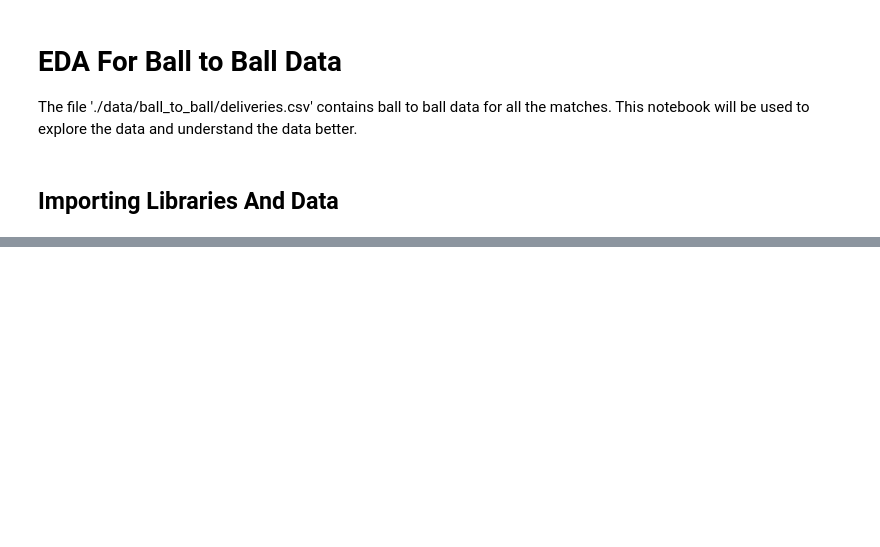
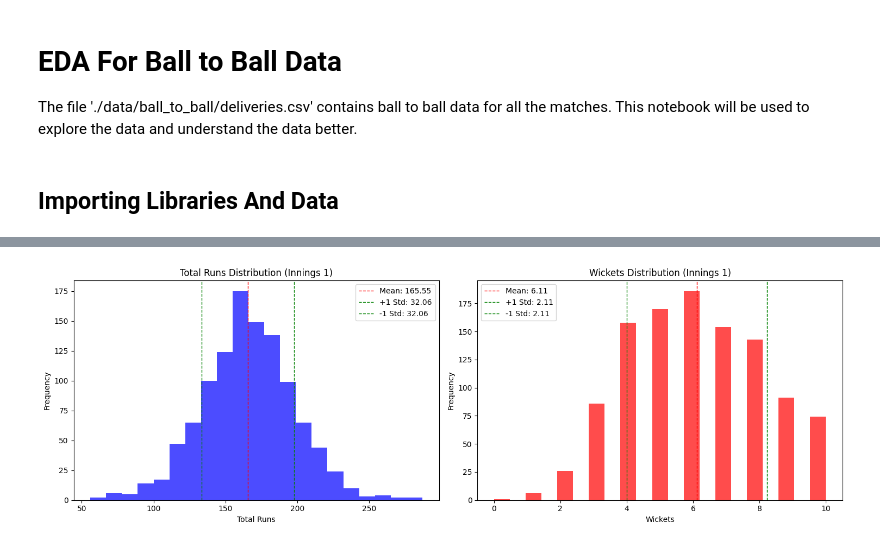
Before and after one commit to Yosemite0/Score_Predictor, a Jupyter notebook: eda.ipynb, the cells around one changed output, grey strips where cells are left out. Drawn from its saved outputs; the diff is of its cells as text; code cells hidden in the pictures; blank space fills up the shorter version.

```diff
--- a/eda.ipynb
+++ b/eda.ipynb
@@ -23,8 +21,10 @@ with open('config.json') as f:
     config_data = json.load(f)
 
 # Getting data path
-data_path = config_data["data"]["ball_to_ball"]
+ball_data_path = config_data["data"]["ball_to_ball"]
+match_data_path = config_data["data"]["match_data"]
 
 # Getting the data
 # ----------------
-data = pd.read_csv(data_path)
+ball_data = pd.read_csv(ball_data_path)
+match_data = pd.read_csv(match_data_path)
@@ -38,0 +150,89 @@ We have to further group the data into overs and overall match statistics.
+# %%
+# Grouping data by match_id and inning
+aggregated_data = data.groupby(['match_id', 'inning']).agg({
+    'total_runs': 'sum',
+    'batsman_runs': 'sum',
+    'extra_runs': 'sum',
+    'is_wicket': 'sum'
+}).reset_index()
+
+# Filter data for innings 1 and innings 2
+inning1_data = aggregated_data[aggregated_data['inning'] == 1]
+inning2_data = aggregated_data[aggregated_data['inning'] == 2]
+
+# Plotting the data for innings 1
+fig, axes = plt.subplots(1, 2, figsize=(15, 5))
+
+# Total runs histogram for innings 1
+axes[0].hist(inning1_data['total_runs'], bins=21, color='blue', alpha=0.7)
+mean_total1 = inning1_data['total_runs'].mean()
+std_total1 = inning1_data['total_runs'].std()
+axes[0].axvline(mean_total1, color='red', linestyle='dashed', linewidth=1, label=f"Mean: {mean_total1:.2f}")
+axes[0].axvline(mean_total1 + std_total1, color='green', linestyle='dashed', linewidth=1, label=f"+1 Std: {std_total1:.2f}")
+axes[0].axvline(mean_total1 - std_total1, color='green', linestyle='dashed', linewidth=1, label=f"-1 Std: {std_total1:.2f}")
+axes[0].set_title('Total Runs Distribution (Innings 1)')
+axes[0].set_xlabel('Total Runs')
+axes[0].set_ylabel('Frequency')
+axes[0].legend()
+
+# Wickets histogram for innings 1
+axes[1].hist(inning1_data['is_wicket'], bins=21, color='red', alpha=0.7)
+mean_wick1 = inning1_data['is_wicket'].mean()
+std_wick1 = inning1_data['is_wicket'].std()
+axes[1].axvline(mean_wick1, color='red', linestyle='dashed', linewidth=1, label=f"Mean: {mean_wick1:.2f}")
+axes[1].axvline(mean_wick1 + std_wick1, color='green', linestyle='dashed', linewidth=1, label=f"+1 Std: {std_wick1:.2f}")
+axes[1].axvline(mean_wick1 - std_wick1, color='green', linestyle='dashed', linewidth=1, label=f"-1 Std: {std_wick1:.2f}")
+axes[1].set_title('Wickets Distribution (Innings 1)')
+axes[1].set_xlabel('Wickets')
+axes[1].set_ylabel('Frequency')
+axes[1].legend()
+
+plt.tight_layout()
+plt.show()
+
+# Plotting the data for innings 2
+fig, axes = plt.subplots(1, 2, figsize=(15, 5))
+
+# Total runs histogram for innings 2
+axes[0].hist(inning2_data['total_runs'], bins=21, color='blue', alpha=0.7)
+mean_total2 = inning2_data['total_runs'].mean()
+std_total2 = inning2_data['total_runs'].std()
+axes[0].axvline(mean_total2, color='red', linestyle='dashed', linewidth=1, label=f"Mean: {mean_total2:.2f}")
+axes[0].axvline(mean_total2 + std_total2, color='green', linestyle='dashed', linewidth=1, label=f"+1 Std: {std_total2:.2f}")
+axes[0].axvline(mean_total2 - std_total2, color='green', linestyle='dashed', linewidth=1, label=f"-1 Std: {std_total2:.2f}")
+axes[0].set_title('Total Runs Distribution (Innings 2)')
+axes[0].set_xlabel('Total Runs')
+axes[0].set_ylabel('Frequency')
+axes[0].legend()
+
+# Wickets histogram for innings 2
+axes[1].hist(inning2_data['is_wicket'], bins=21, color='red', alpha=0.7)
+mean_wick2 = inning2_data['is_wicket'].mean()
+std_wick2 = inning2_data['is_wicket'].std()
+axes[1].axvline(mean_wick2, color='red', linestyle='dashed', linewidth=1, label=f"Mean: {mean_wick2:.2f}")
+axes[1].axvline(mean_wick2 + std_wick2, color='green', linestyle='dashed', linewidth=1, label=f"+1 Std: {std_wick2:.2f}")
+axes[1].axvline(mean_wick2 - std_wick2, color='green', linestyle='dashed', linewidth=1, label=f"-1 Std: {std_wick2:.2f}")
+axes[1].set_title('Wickets Distribution (Innings 2)')
+axes[1].set_xlabel('Wickets')
+axes[1].set_ylabel('Frequency')
+axes[1].legend()
+
+plt.tight_layout()
+plt.show()
+
+# Calculate and print the mean and standard deviation for innings 1
+print("Innings 1 statistics:")
+print("Mean Total Runs:", mean_total1)
+print("Standard Deviation Total Runs:", std_total1)
+print("Mean Wickets:", mean_wick1)
+print("Standard Deviation Wickets:", std_wick1)
+print()
+
+# Calculate and print the mean and standard deviation for innings 2
+print("Innings 2 statistics:")
+print("Mean Total Runs:", mean_total2)
+print("Standard Deviation Total Runs:", std_total2)
+print("Mean Wickets:", mean_wick2)
+print("Standard Deviation Wickets:", std_wick2)
+# %% [output]
+[figure, added]
```
Also changed, not shown: parts of 8 cells of this notebook, 2 other files.
